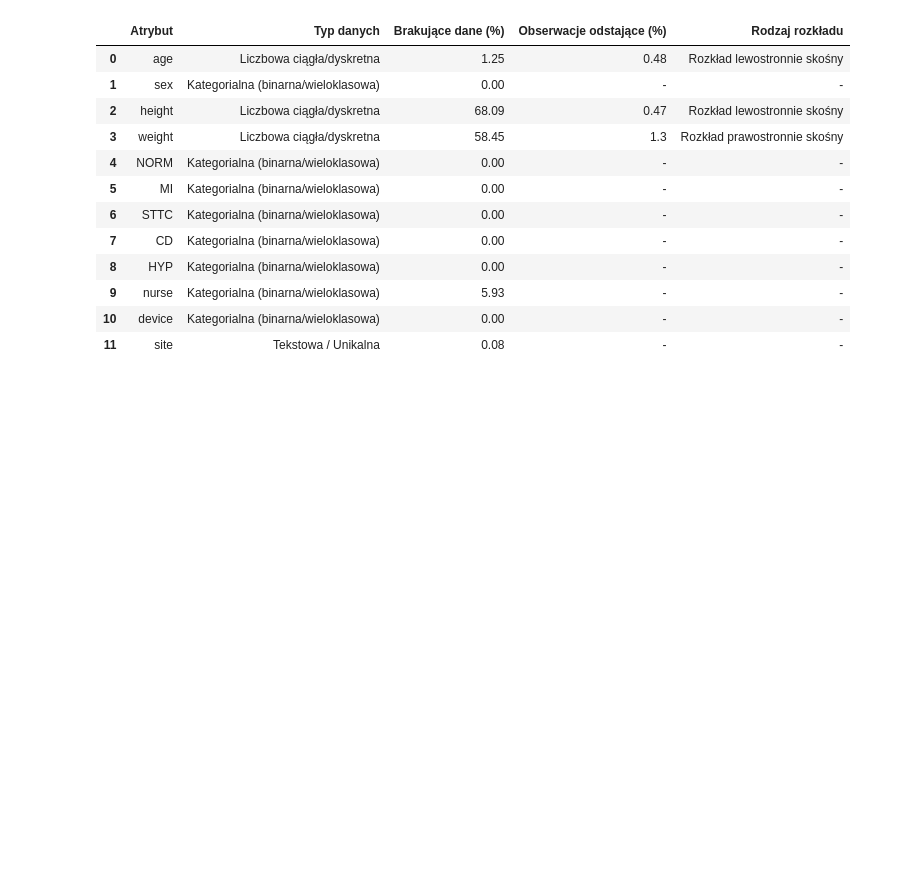
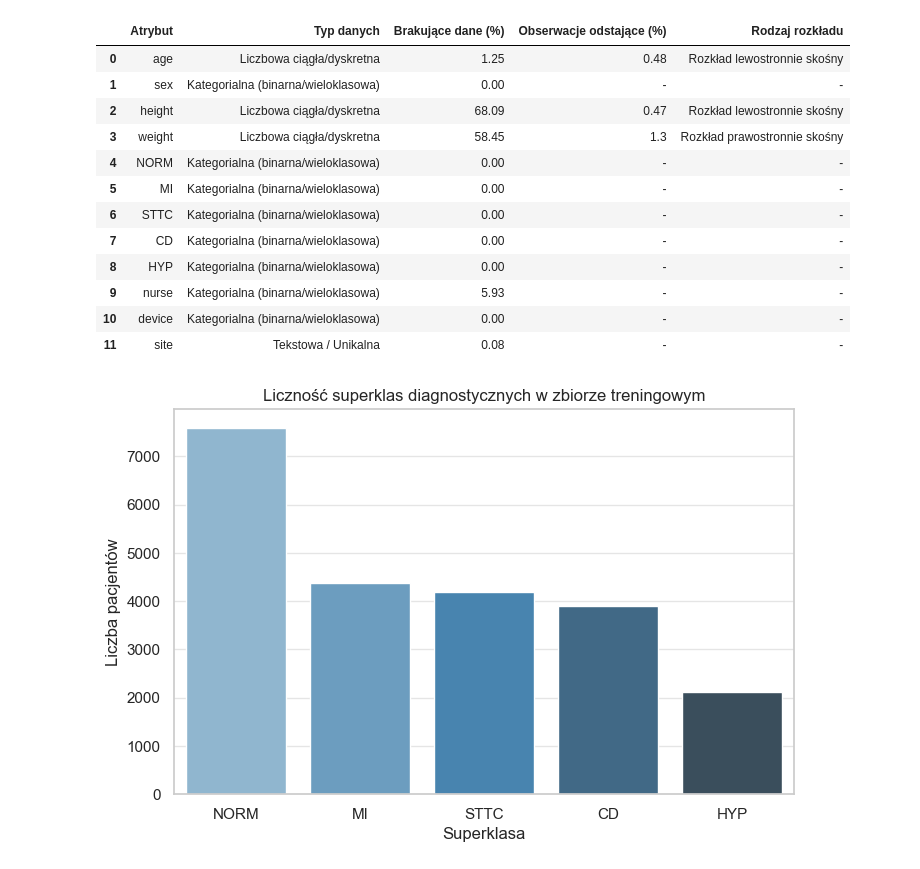
Before and after one commit to KarolMadraszek/ecg-classification-masters-thesis, a Jupyter notebook: notebooks/01_eda_and_stats.ipynb, the cells around one changed output. Saved outputs shown, nothing was run; the diff lists cells and outputs as text; code cells hidden in the pictures; blank space fills up the shorter version.

```diff
--- a/notebooks/01_eda_and_stats.ipynb
+++ b/notebooks/01_eda_and_stats.ipynb
@@ -182,3 +182,23 @@ if __name__ == '__main__':
 | 9 | nurse | Kategorialna (binarna/wieloklasowa) | 5.93 | - | - |
 | 10 | device | Kategorialna (binarna/wieloklasowa) | 0.00 | - | - |
 | 11 | site | Tekstowa / Unikalna | 0.08 | - | - |
+# %%
+import pandas as pd
+import matplotlib.pyplot as plt
+import seaborn as sns
+
+df = pd.read_csv('../data/processed/train_meta.csv', index_col='ecg_id', low_memory=False)
+sns.set_theme(style="whitegrid")
+
+# Rozkład superklas diagnostycznych
+classes = ['NORM', 'MI', 'STTC', 'CD', 'HYP']
+class_counts = df[classes].sum().sort_values(ascending=False)
+
+plt.figure(figsize=(8, 5))
+sns.barplot(x=class_counts.index, y=class_counts.values, palette="Blues_d", hue=class_counts.index, legend=False)
+plt.title('Liczność superklas diagnostycznych w zbiorze treningowym')
+plt.ylabel('Liczba pacjentów')
+plt.xlabel('Superklasa')
+plt.show()
+# %% [output]
+[figure, added]
```
Also changed, not shown: parts of 4 cells of this notebook.
